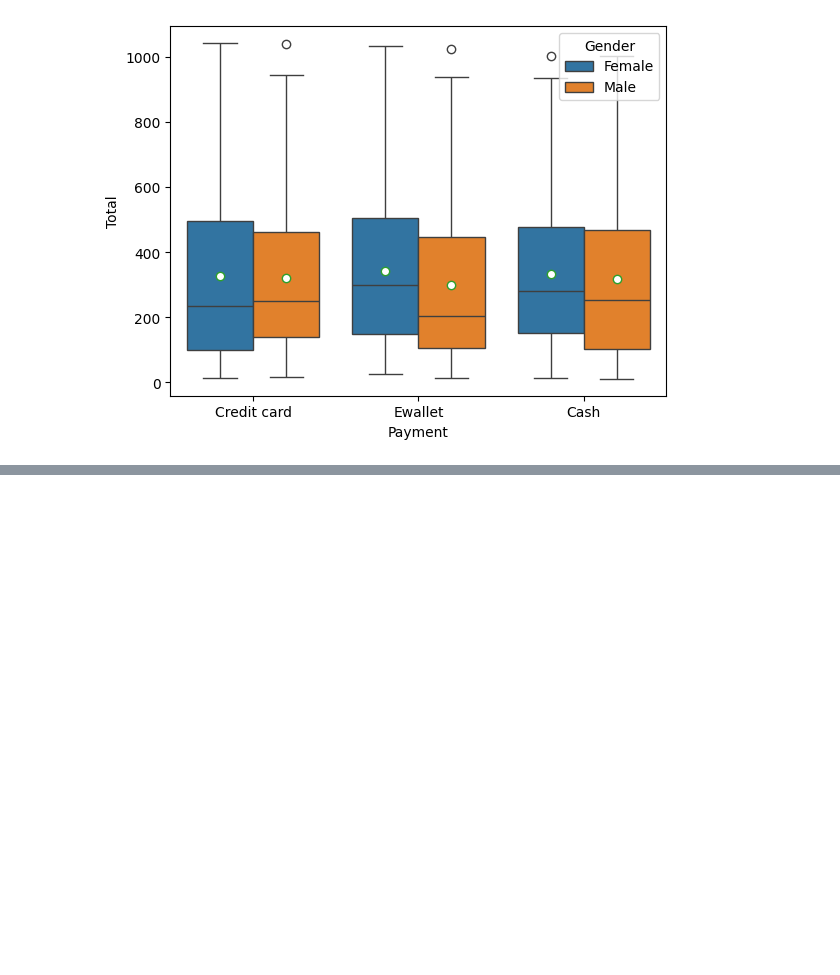
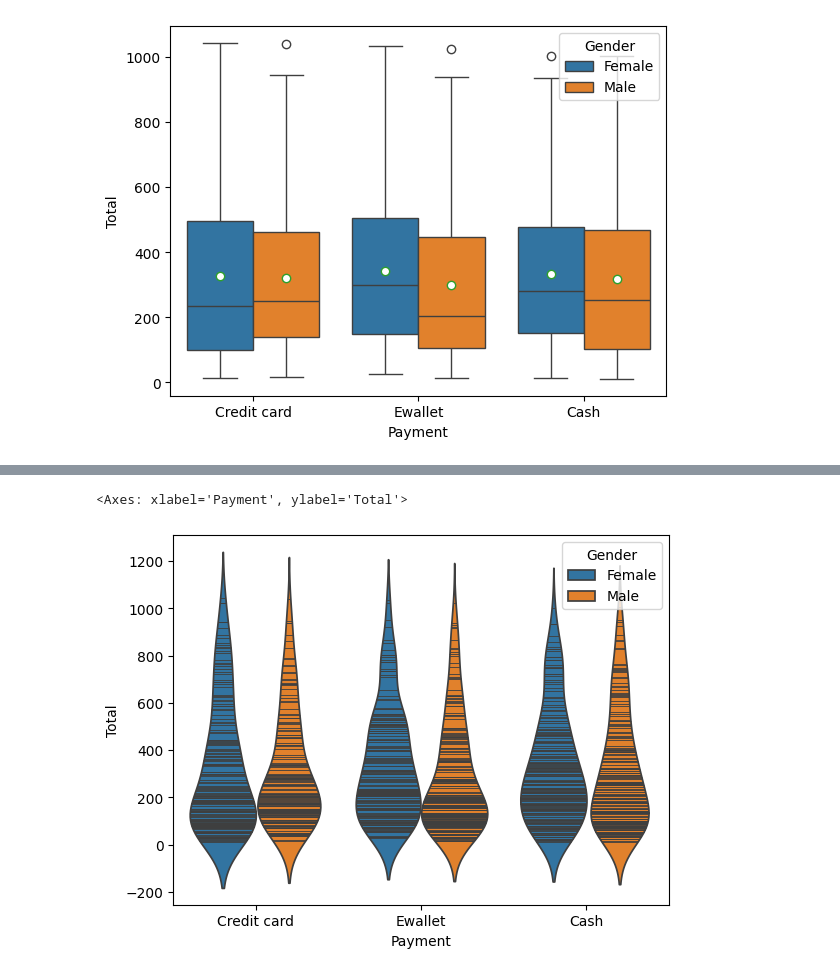
Before and after one commit to Mostafij-k/Python-Learning, a Jupyter notebook: Data/Seaborn.ipynb, the cells around one changed output, grey strips where cells are left out. Drawn from its saved outputs; the diff is of its cells as text; code cells hidden in the pictures; blank space fills up the shorter version.

```diff
--- a/Data/Seaborn.ipynb
+++ b/Data/Seaborn.ipynb
@@ -200,0 +223,6 @@ sns.boxplot(x='Payment', y='Total', hue='Gender', data=Mart, showmeans=True,
+# %%
+# Create line for each observation
+sns.violinplot(x='Payment', y='Total', hue='Gender', data=Mart, inner='stick')
+# %% [output]
+<Axes: xlabel='Payment', ylabel='Total'>
+[figure, added]
```
Also changed, not shown: parts of 2 cells of this notebook.
